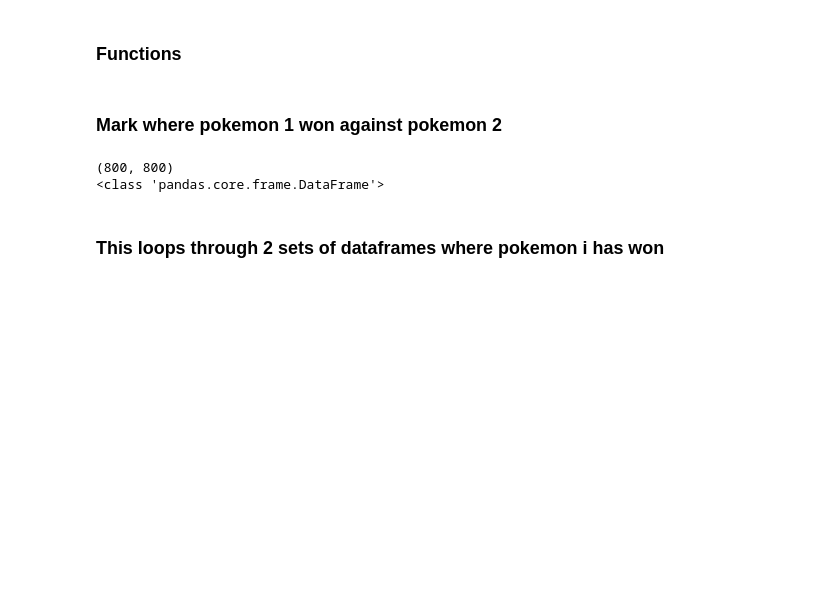
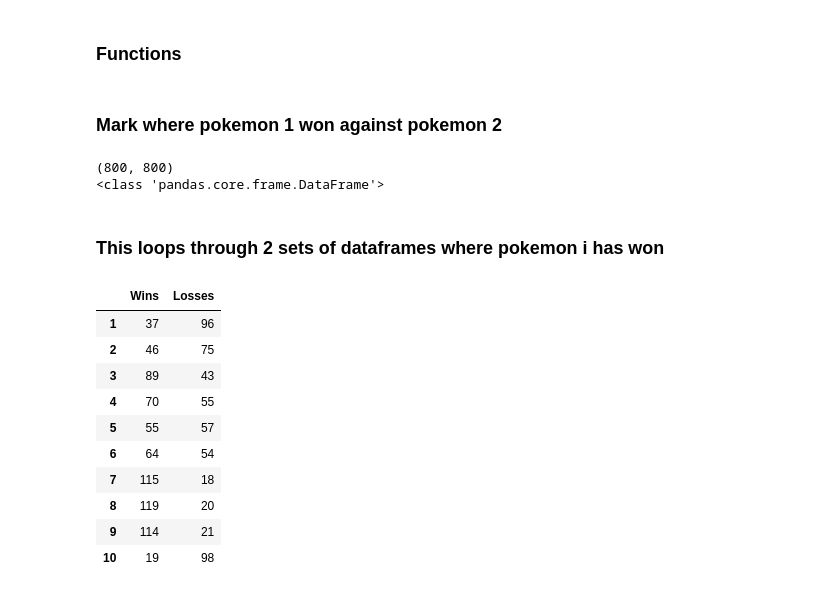
Before and after one commit to dannypadilla/pokemon-battle-predictor, a Jupyter notebook: pokemon-battle-prediction.ipynb, the cells around one changed output. Drawn from its saved outputs; the diff is of its cells as text; code cells hidden in the pictures; blank space fills up the shorter version.

```diff
--- a/pokemon-battle-prediction.ipynb
+++ b/pokemon-battle-prediction.ipynb
@@ -421,10 +409,32 @@ print(type(num_T) )
 # %% [markdown]
 ### This loops through 2 sets of dataframes where pokemon i has won
 # %%
-pvp_wins = num_T.copy()
+num_of_wins = pd.DataFrame(0, index=create_range, columns=["Wins"])
+num_of_losses = pd.DataFrame(0, index=create_range, columns=["Losses"])
+for i in range(1, 801):
+    wins = 0
+    losses = 0
+    for j in first_matches_won_df(i)["Fought"]: # Second_pokemon column: j is the loser to i
+        pvp_wins.loc[i][j] += 1
+        wins += 1
+        num_of_losses.loc[j] += 1
+    for k in second_matches_won_df(i)["#"]: # First_pokemon column: k is the loser to i
+        pvp_wins.loc[i][k] += 1
+        wins += 1
+        num_of_losses.loc[k] += 1
+    num_of_wins.loc[i] += wins
 
-for i in range(1, 801):
-    for j in first_matches_won_df(i)["Second_pokemon"]: # Second_pokemon column: j is the loser to i
-        pvp_wins.loc[i][j] += 1
-    for k in second_matches_won_df(i)["First_pokemon"]: # First_pokemon column: k is the loser to i
-        pvp_wins.loc[i][k] += 1
+X = pd.concat([num_of_wins, num_of_losses ], axis=1)
+X.head(10)
+# %% [output]
+|  | Wins | Losses |
+| 1 | 37 | 96 |
+| 2 | 46 | 75 |
+| 3 | 89 | 43 |
+| 4 | 70 | 55 |
+| 5 | 55 | 57 |
+| 6 | 64 | 54 |
+| 7 | 115 | 18 |
+| 8 | 119 | 20 |
+| 9 | 114 | 21 |
+| 10 | 19 | 98 |
```
Also changed, not shown: parts of 24 cells of this notebook.
